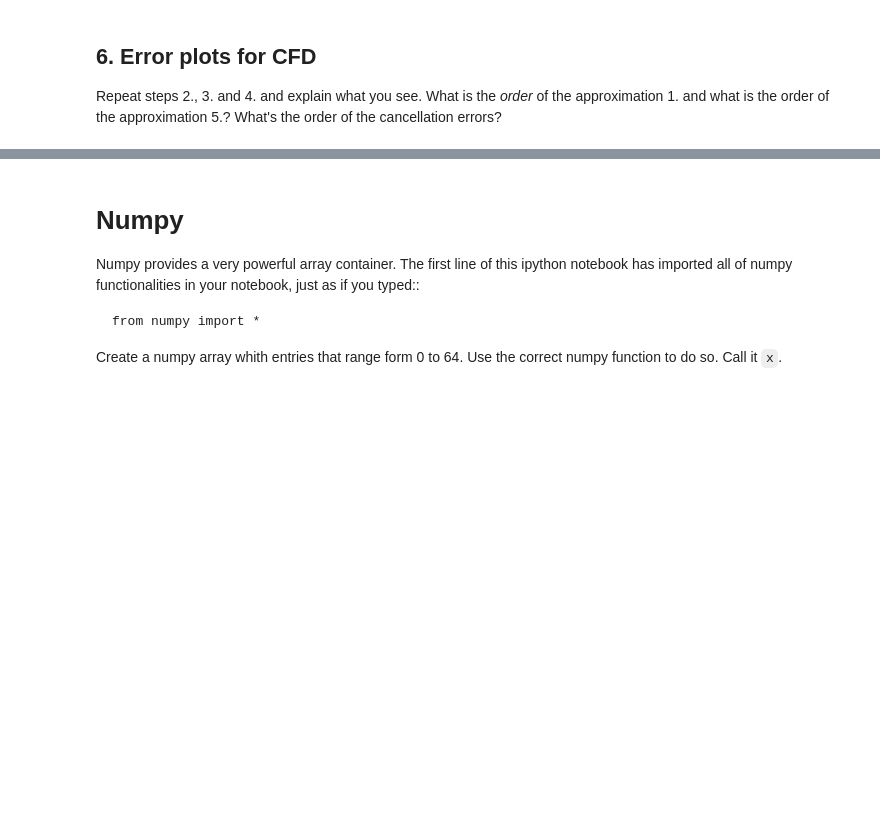
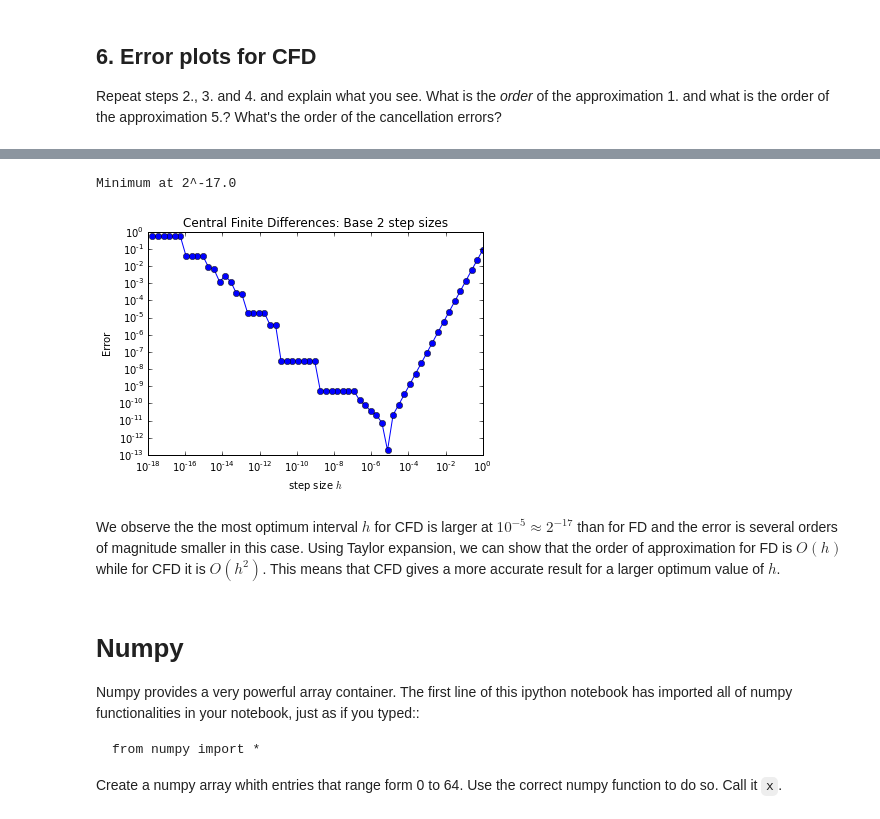
Before and after one commit to sissa/P1.4_seed, a Jupyter notebook: assignments/release/Basics/D1-exercises.ipynb, the cells around one changed output, grey strips where cells are left out. Drawn from its saved outputs; the diff is of its cells as text; code cells hidden in the pictures; blank space fills up the shorter version.

```diff
--- a/assignments/release/Basics/D1-exercises.ipynb
+++ b/assignments/release/Basics/D1-exercises.ipynb
@@ -118,3 +157,20 @@ YOUR ANSWER HERE
+# %%
+cfd2 = [CFD(sin,1,h) for h in h_list2 ]
+err4 = abs(cfd2 - cos(1.0))
+
+val, idx = min((val, idx) for (idx, val) in enumerate(err4))
+print("Minimum at 2^"+str(log(h_list2[idx])/log(2)))
+
+loglog(h_list2,err4, '-o')
+ylabel("Error")
+xlabel("step size $h$")
+title("Central Finite Differences: Base 2 step sizes")
+show()
+# %% [output]
+Minimum at 2^-17.0
+[figure, added]
+# %% [markdown]
+We observe the the most optimum interval $h$ for CFD is larger at $10^{-5} \approx 2^{-17}$ than for FD and the error is several orders of magnitude smaller in this case. Using Taylor expansion, we can show that the order of approximation for FD is $O(h)$ while for CFD it is $O(h^2)$. This means that CFD gives a more accurate result for a larger optimum value of $h$.
 # %% [markdown]
 # Numpy
 
```
Also changed, not shown: parts of 47 cells of this notebook.
